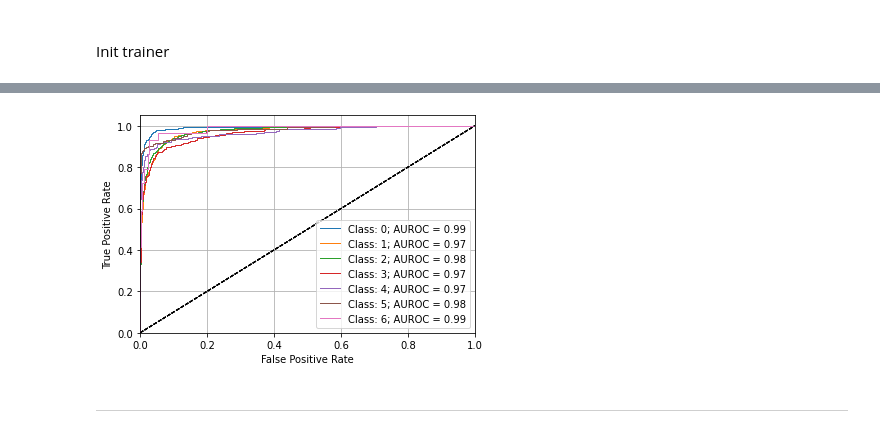
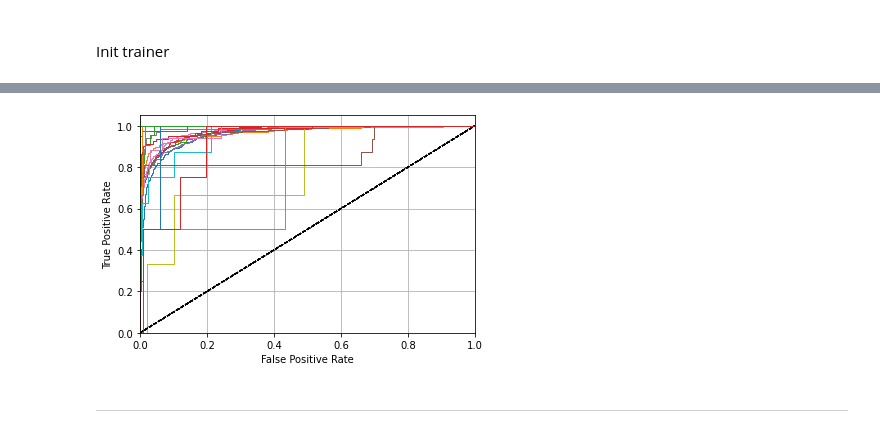
Before and after one commit to ranaabarghout/MIE1517_nlp_proteins, a Jupyter notebook: Level_2_classification.ipynb, the cells around one changed output, grey strips where cells are left out. Saved outputs shown, nothing was run; the diff lists cells and outputs as text; code cells hidden in the pictures.

```diff
--- a/Level_2_classification.ipynb
+++ b/Level_2_classification.ipynb
@@ -35,7 +35,7 @@ Drive already mounted at /content/drive; to attempt to forcibly remount, call dr
 TEST_SIZE = .2
 EVAL_SIZE = .1
 RANDOM_SEED = 30
-WHICH_TARGET = 'Level_1'
+WHICH_TARGET = 'Level_2'
 # %% [markdown]
 <br>
 
@@ -370,7 +372,7 @@ def plot_tracks(errors, accuracies, eval_errors = None, eval_accuracies = None,
     else:
         plt.savefig(file_name, dpi = 100)
 # %%
-def plot_rocs(fpr, tpr, auroc, title = None, file_name = None):
+def plot_rocs(fpr, tpr, auroc, title = None, file_name = None, show_legend = True):
     plt.figure()
     lw = 1
     classes = fpr.keys()
@@ -386,8 +388,10 @@ def plot_rocs(fpr, tpr, auroc, title = None, file_name = None):
         plt.ylim([0.0, 1.05])
         plt.xlabel('False Positive Rate')
         plt.ylabel('True Positive Rate')
-    plt.legend(loc="lower right")
     plt.grid()
+
+    if show_legend:
+        plt.legend(loc="lower right")
 
     if title is not None:
         plt.title(title)
@@ -591,12 +600,13 @@ plot_confmat(
 # %%
 fpr, tpr, auroc = tester.get_roc()
 plot_rocs(
     fpr,
     tpr,
     auroc,
+    show_legend = False,
     file_name = '/content/drive/Othercomputers/My MacBook Pro/MIE1517_nlp_proteins/results/rocs_{}.png'.format(WHICH_TARGET)
 )
 # %% [output]
-[figure, old version]
+[figure, new version]
 # %% [markdown]
 ---
```
Also changed, not shown: parts of 6 cells of this notebook, 9 other files.
